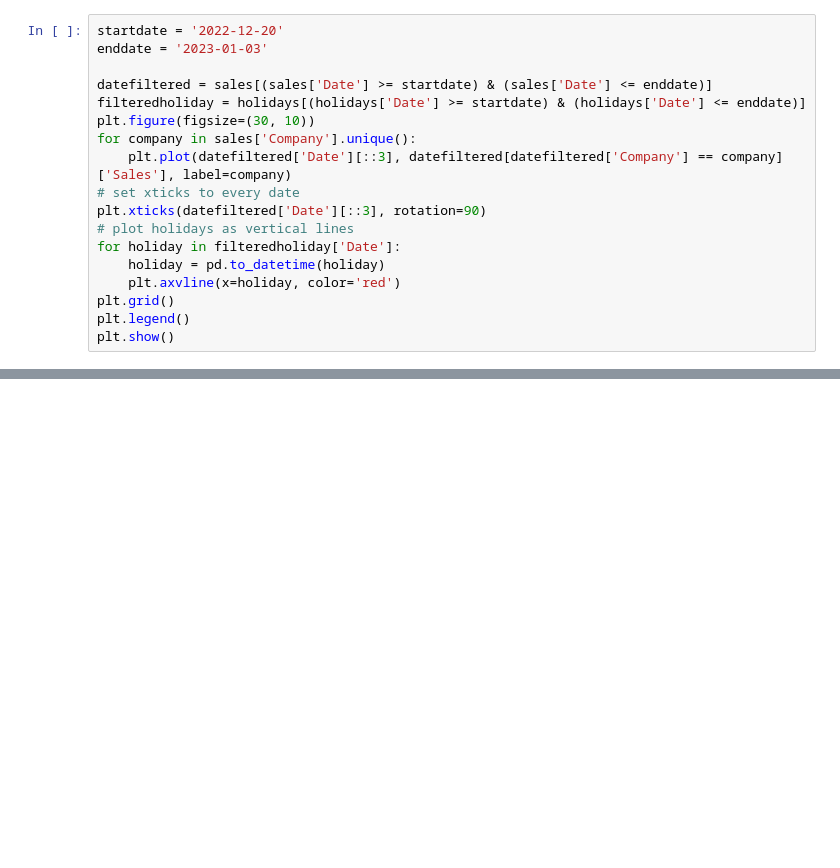
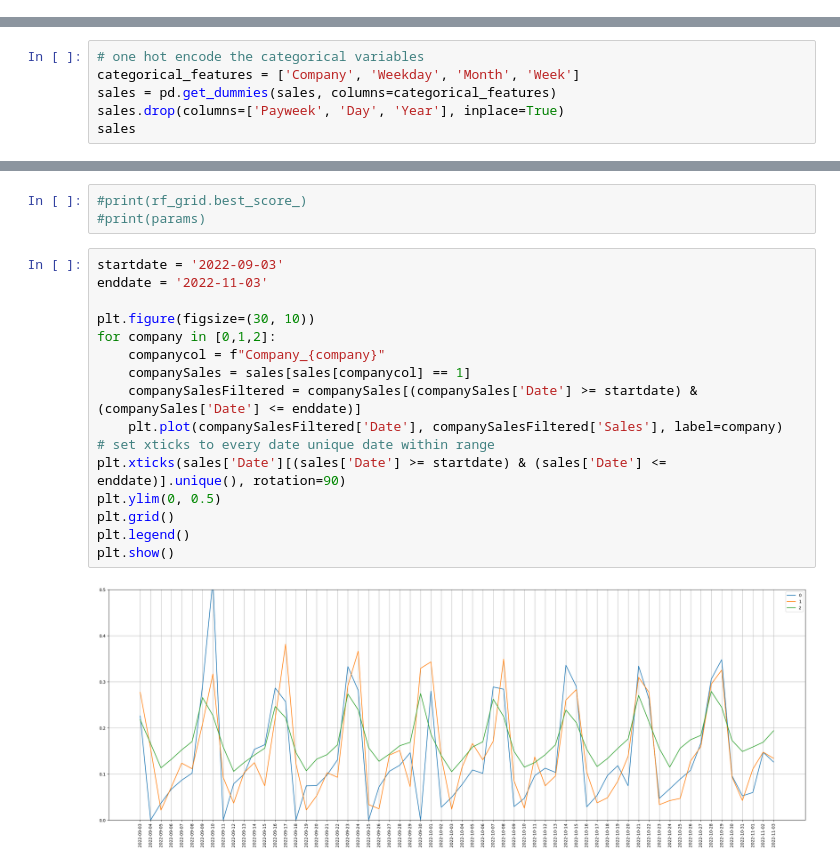
Before and after one commit to FKnorring/restaurant-name-prediction, a Jupyter notebook: second_try.ipynb, the cells around one changed output, grey strips where cells are left out. Drawn from its saved outputs; the diff is of its cells as text; blank space fills up the shorter version.

```diff
--- a/second_try.ipynb
+++ b/second_try.ipynb
@@ -34,18 +35,0 @@ sales.head()
-# %%
-startdate = '2022-12-20'
-enddate = '2023-01-03'
-
-datefiltered = sales[(sales['Date'] >= startdate) & (sales['Date'] <= enddate)]
-filteredholiday = holidays[(holidays['Date'] >= startdate) & (holidays['Date'] <= enddate)]
-plt.figure(figsize=(30, 10))
-for company in sales['Company'].unique():
-    plt.plot(datefiltered['Date'][::3], datefiltered[datefiltered['Company'] == company]['Sales'], label=company)
-# set xticks to every date
-plt.xticks(datefiltered['Date'][::3], rotation=90)
-# plot holidays as vertical lines
-for holiday in filteredholiday['Date']:
-    holiday = pd.to_datetime(holiday)
-    plt.axvline(x=holiday, color='red')
-plt.grid()
-plt.legend()
-plt.show()
@@ -109,0 +36,6 @@ dtype: float64
+# %%
+# one hot encode the categorical variables
+categorical_features = ['Company', 'Weekday', 'Month', 'Week']
+sales = pd.get_dummies(sales, columns=categorical_features)
+sales.drop(columns=['Payweek', 'Day', 'Year'], inplace=True)
+sales
@@ -109,0 +83,21 @@ dtype: float64
+# %%
+#print(rf_grid.best_score_)
+#print(params)
+# %%
+startdate = '2022-09-03'
+enddate = '2022-11-03'
+
+plt.figure(figsize=(30, 10))
+for company in [0,1,2]:
+    companycol = f"Company_{company}"
+    companySales = sales[sales[companycol] == 1]
+    companySalesFiltered = companySales[(companySales['Date'] >= startdate) & (companySales['Date'] <= enddate)]
+    plt.plot(companySalesFiltered['Date'], companySalesFiltered['Sales'], label=company)
+# set xticks to every date unique date within range
+plt.xticks(sales['Date'][(sales['Date'] >= startdate) & (sales['Date'] <= enddate)].unique(), rotation=90)
+plt.ylim(0, 0.5)
+plt.grid()
+plt.legend()
+plt.show()
+# %% [output]
+[figure, added]
```
Also changed, not shown: parts of 10 cells of this notebook, 5 other files.
